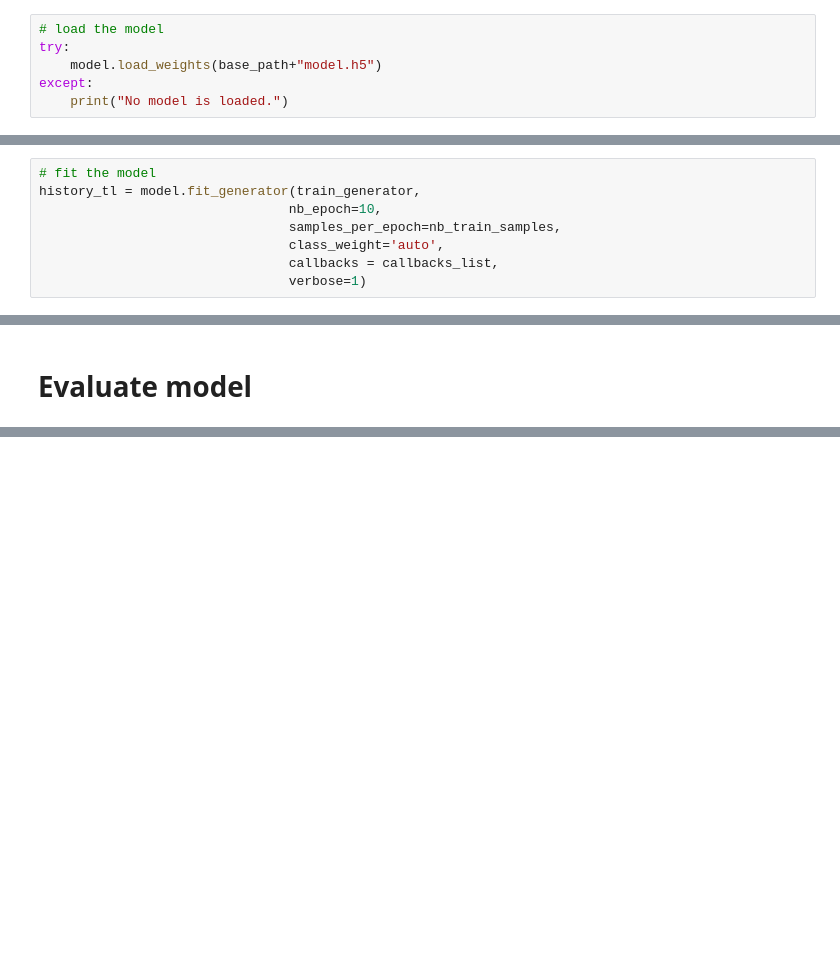
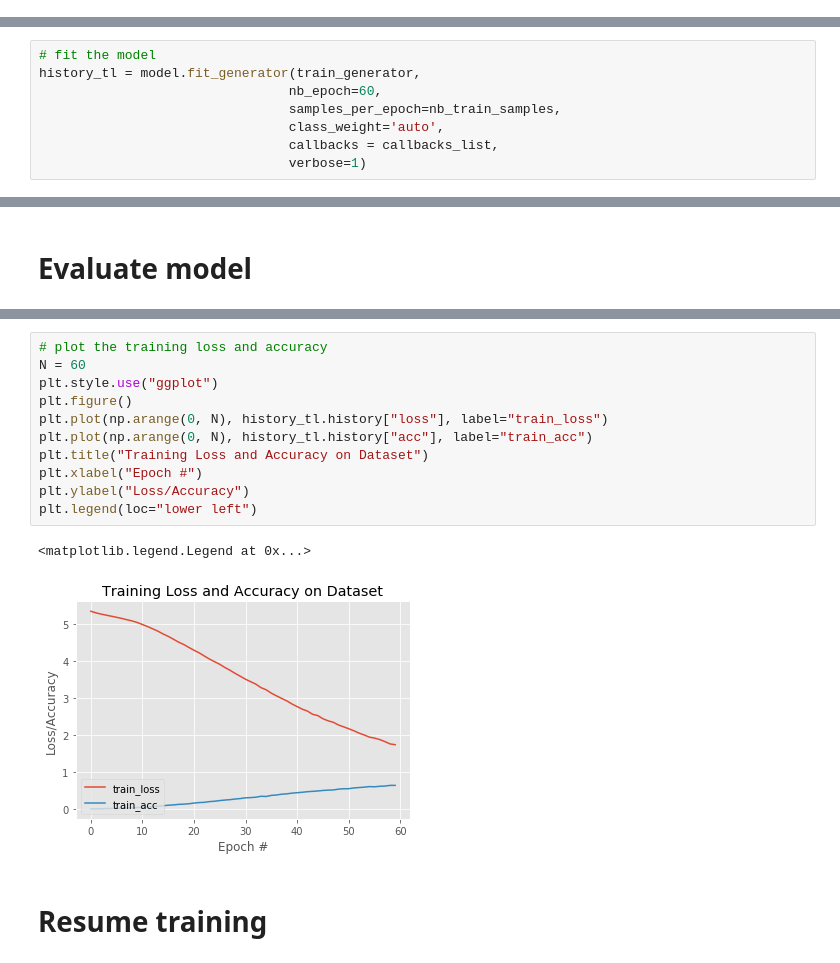
Before and after one commit to lit26/computer-vision, a Jupyter notebook: ImageClassification_car_model/ImageClassification for cars.ipynb, the cells around one changed output, grey strips where cells are left out. Saved outputs shown, nothing was run; the diff lists cells and outputs as text; blank space fills up the shorter version.

```diff
--- a/ImageClassification_car_model/ImageClassification for cars.ipynb
+++ b/ImageClassification_car_model/ImageClassification for cars.ipynb
@@ -103,11 +111,5 @@ ________________________________________________________________________________
 # %% [markdown]
 # Train model
-# %%
-# load the model
-try:
-    model.load_weights(base_path+"model.h5")
-except:
-    print("No model is loaded.")
 # %% [markdown]
 ## Use checkpoint to save progress
 # %%
@@ -117,7 +119,7 @@ callbacks_list = [checkpoint]
 # %%
 # fit the model
 history_tl = model.fit_generator(train_generator,
-                                nb_epoch=10,
+                                nb_epoch=60,
                                 samples_per_epoch=nb_train_samples,
                                 class_weight='auto',
                                 callbacks = callbacks_list,
@@ -151,0 +154,16 @@ print(evalute[1])
+# %%
+# plot the training loss and accuracy
+N = 60
+plt.style.use("ggplot")
+plt.figure()
+plt.plot(np.arange(0, N), history_tl.history["loss"], label="train_loss")
+plt.plot(np.arange(0, N), history_tl.history["acc"], label="train_acc")
+plt.title("Training Loss and Accuracy on Dataset")
+plt.xlabel("Epoch #")
+plt.ylabel("Loss/Accuracy")
+plt.legend(loc="lower left")
+# %% [output]
+<matplotlib.legend.Legend at 0x...>
+[figure, added]
+# %% [markdown]
+# Resume training
```
Also changed, not shown: parts of 12 cells of this notebook.
